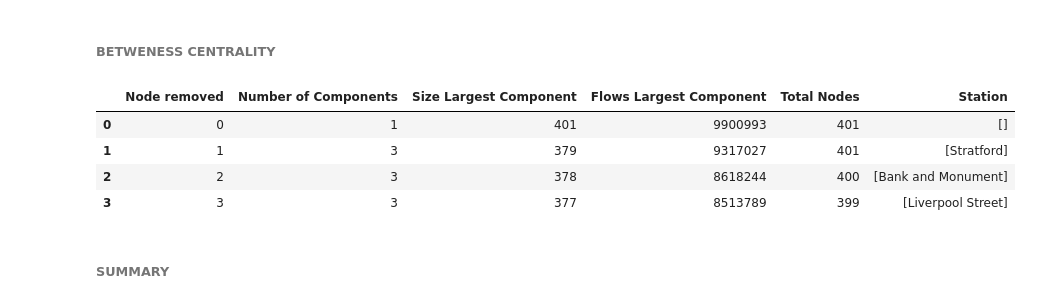
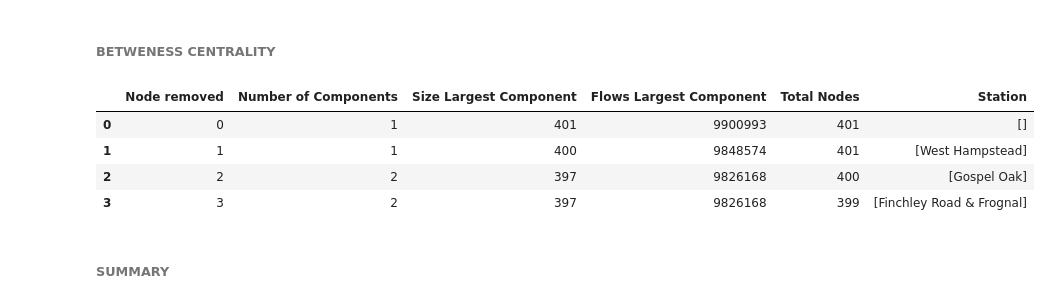
Before and after one commit to brfelipealmeida/LondonTubeNetwork, a Jupyter notebook: Part1_LondonUndergroundResilience.ipynb, the cells around one changed output. Cells and saved outputs as stored; diff of their text form; code cells hidden in the pictures.

Commit message:
correction bet flows

```diff
--- a/Part1_LondonUndergroundResilience.ipynb
+++ b/Part1_LondonUndergroundResilience.ipynb
@@ -2145,8 +2145,8 @@ EC
 G_w = G.copy()
 
 #Let us compute the betweenness centrality for the network, without using weights:
-bet=nx.betweenness_centrality(G_w)
-nx.set_node_attributes(G_w,dict(bet),'betweenness')
+bet_london_w=nx.betweenness_centrality(G,weight='flows')
+nx.set_node_attributes(G,bet_london_w,'betweenness_w')
 
 # initialize empty lists to store results
 num_nodes_removed_list = []
@@ -2164,7 +2164,7 @@ for n in range(0, 4):
     Number_existing_nodes = len(l1)
 
     # remove n highest node values
-    nodes_to_remove = sorted(bet.items(), key=itemgetter(1), reverse=True)
+    nodes_to_remove = sorted(bet_london_w.items(), key=itemgetter(1), reverse=True)
     sorted_one=[e for e,v in nodes_to_remove[:n]]
     G_w.remove_nodes_from(sorted_one)
 
@@ -2192,36 +2192,36 @@ for n in range(0, 4):
     size_largestcomponent = Largest_subgraph.number_of_nodes()
 
     # Total flows of Largest connected component
     Largest_subgraph = G_w.subgraph(largest_component)
     size_lar_com = Largest_subgraph.number_of_nodes()
     flows_connectedcomponent=sum({flows for e1, e2, flows in Largest_subgraph.edges(data='flows')})
 
 
     # append results to the respective lists
     num_nodes_removed_list.append(num_nodes_removed)
     total_component_list.append(Connected_components)
     size_largestcomponent_list.append(size_largestcomponent)
     flows_connectedcomponentlist.append(flows_connectedcomponent)
     total_nodes_list.append(Number_existing_nodes)
     station_list.append(rem_node)
 
 # create a pandas DataFrame and add the information as columns
 BC = pd.DataFrame()
 BC['Node removed'] = num_nodes_removed_list
 BC['Number of Components'] = total_component_list
 BC['Size Largest Component'] = size_largestcomponent_list
 BC['Flows Largest Component'] = flows_connectedcomponentlist
 BC['Total Nodes'] = total_nodes_list
 BC['Station'] = station_list
 
 
 BC
 # %% [output]
 |  | Node removed | Number of Components | Size Largest Component | Flows Largest Component | Total Nodes | Station |
 | 0 | 0 | 1 | 401 | 9900993 | 401 | [] |
-| 1 | 1 | 3 | 379 | 9317027 | 401 | [Stratford] |
-| 2 | 2 | 3 | 378 | 8618244 | 400 | [Bank and Monument] |
-| 3 | 3 | 3 | 377 | 8513789 | 399 | [Liverpool Street] |
+| 1 | 1 | 1 | 400 | 9848574 | 401 | [West Hampstead] |
+| 2 | 2 | 2 | 397 | 9826168 | 400 | [Gospel Oak] |
+| 3 | 3 | 2 | 397 | 9826168 | 399 | [Finchley Road & Frognal] |
 # %% [markdown]
 ###### SUMMARY
 # %%
```
Also changed, not shown: 1 other file.
